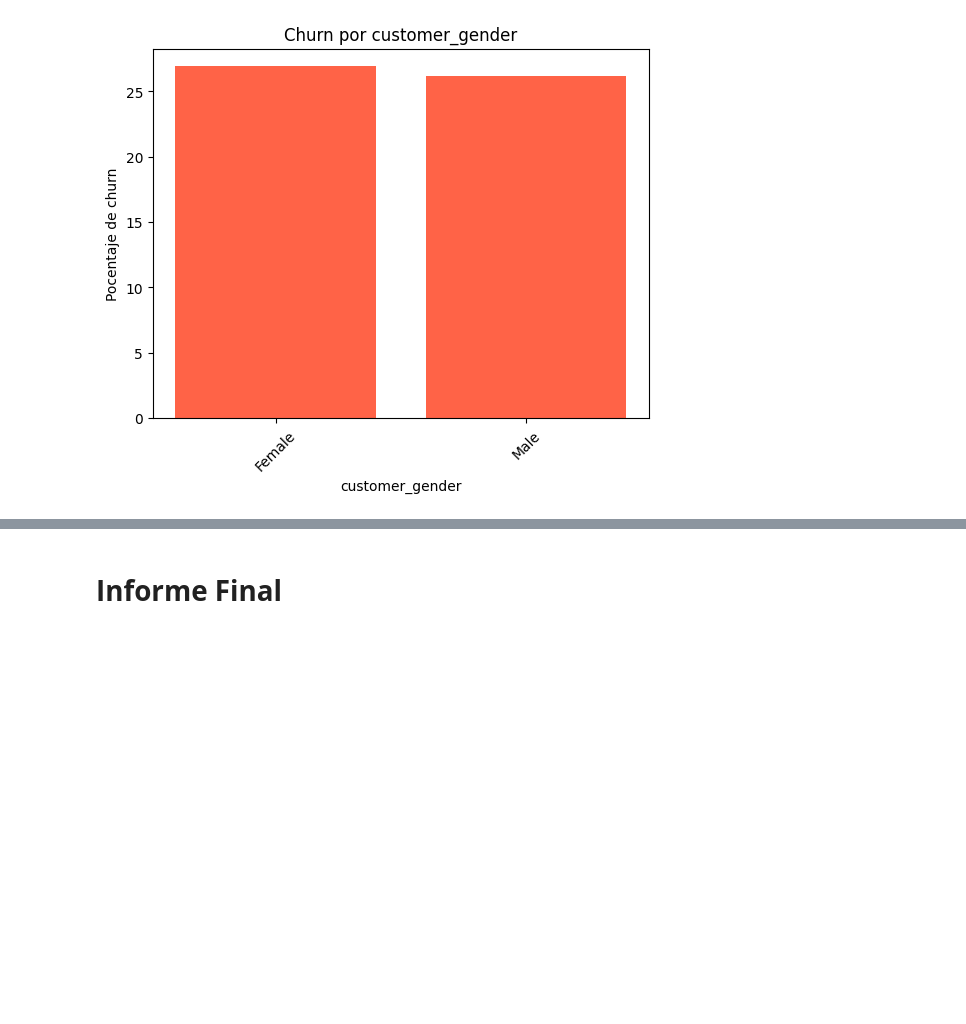
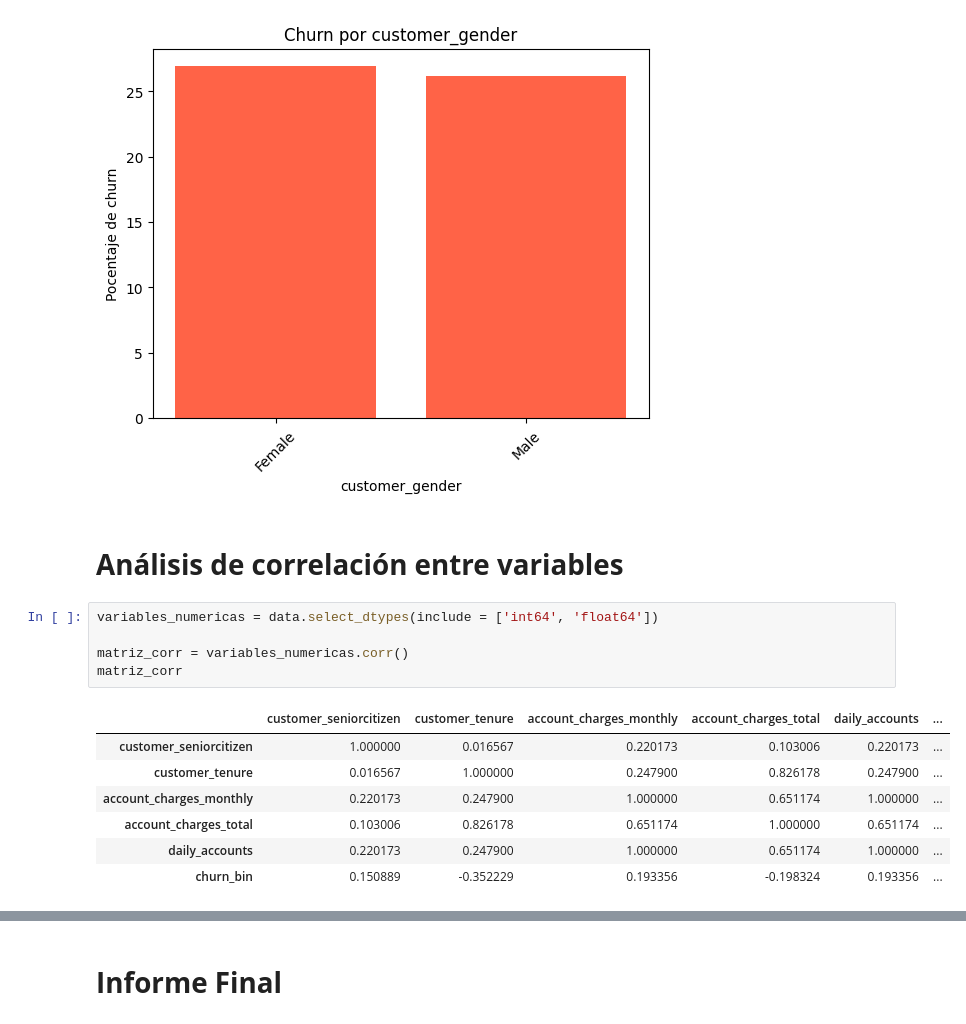
Before and after one commit to AndreaCisneros/challenge-telecomx, a Jupyter notebook: TelecomX.ipynb, the cells around one changed output, grey strips where cells are left out. Cells and saved outputs as stored; diff of their text form; blank space fills up the shorter version.

```diff
--- a/TelecomX.ipynb
+++ b/TelecomX.ipynb
@@ -451,3 +451,18 @@ for col in columnas:
 [figure]
 [figure]
 [figure]
+# %% [markdown]
+# **Análisis de correlación entre variables**
+# %%
+variables_numericas = data.select_dtypes(include = ['int64', 'float64'])
+
+matriz_corr = variables_numericas.corr()
+matriz_corr
+# %% [output]
+|  | customer_seniorcitizen | customer_tenure | account_charges_monthly | account_charges_total | daily_accounts | ... |
+| customer_seniorcitizen | 1.000000 | 0.016567 | 0.220173 | 0.103006 | 0.220173 | ... |
+| customer_tenure | 0.016567 | 1.000000 | 0.247900 | 0.826178 | 0.247900 | ... |
+| account_charges_monthly | 0.220173 | 0.247900 | 1.000000 | 0.651174 | 1.000000 | ... |
+| account_charges_total | 0.103006 | 0.826178 | 0.651174 | 1.000000 | 0.651174 | ... |
+| daily_accounts | 0.220173 | 0.247900 | 1.000000 | 0.651174 | 1.000000 | ... |
+| churn_bin | 0.150889 | -0.352229 | 0.193356 | -0.198324 | 0.193356 | ... |
```
Also changed, not shown: parts of 8 cells of this notebook.
